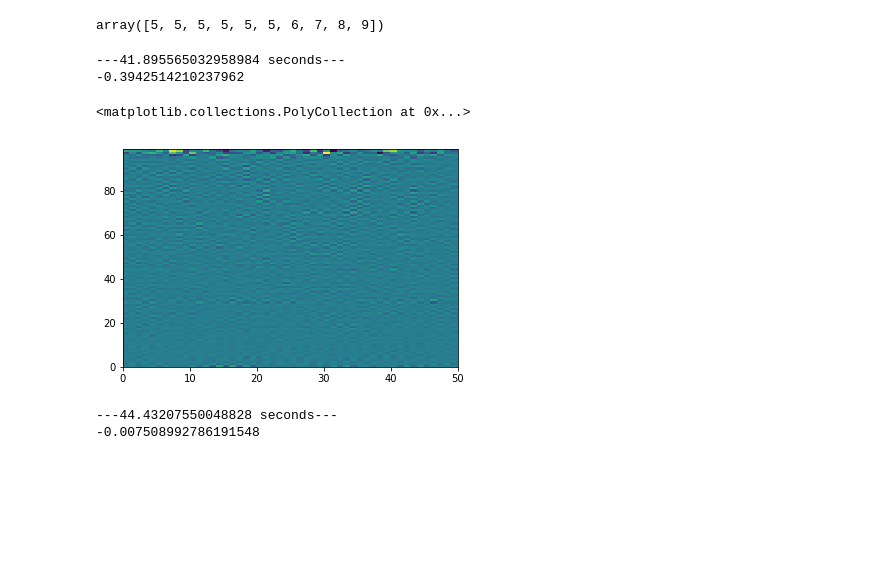
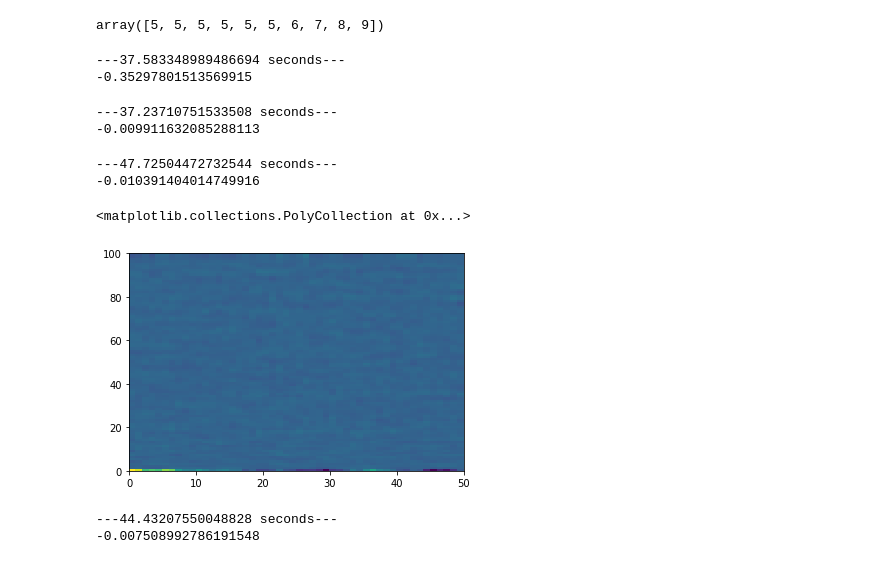
Before and after one commit to akumar01/dmr_analysis, a Jupyter notebook: linear/NRC.ipynb, the cells around one changed output. Saved outputs shown, nothing was run; the diff lists cells and outputs as text; code cells hidden in the pictures; blank space fills up the shorter version.

Commit message:
modified remove_channels

```diff
--- a/linear/NRC.ipynb
+++ b/linear/NRC.ipynb
@@ -183,18 +183,33 @@ y[0] = 5
 x
 # %% [output]
 array([5, 5, 5, 5, 5, 5, 6, 7, 8, 9])
+# %%
+xtrain1 = process.flatten_spct(process.remove_channels(p.train_stim, 0))
+xtest1 = process.flatten_spct(process.remove_channels(p.test_stim, 0))
+xtrain2 = process.flatten_spct(process.remove_channels(p.train_stim, 1))
+xtest2 = process.flatten_spct(process.remove_channels(p.test_stim, 1))
+xtrain2 = process.flatten_spct(process.remove_channels(p.train_stim, 5))
+xtest2 = process.flatten_spct(process.remove_channels(p.test_stim, 5))
+# %%
+r1 = linear_models.ridge_regression(xtrain1, p.train_resp, xtest1, p.test_resp)
+# %% [output]
+---37.583348989486694 seconds---
+-0.35297801513569915
 # %%
-r2 = linear_models.ridge_regression(process.flatten_spct(process.remove_DC(p.train_stim)), p.train_resp, process.flatten_spct(process.remove_DC(p.test_stim)), p.test_resp)
+r2 = linear_models.ridge_regression(xtrain1, p.train_resp, xtest1, p.test_resp)
 # %% [output]
----41.895565032958984 seconds---
--0.3942514210237962
+---37.23710751533508 seconds---
+-0.009911632085288113
+# %%
+r3 = linear_models.ridge_regression(xtrain1, p.train_resp, xtest1, p.test_resp)
+# %% [output]
+---47.72504472732544 seconds---
+-0.010391404014749916
 # %%
-weights2 = np.reshape(r2.coef_, (99, 50))
+plt.pcolor(np.reshape(r3.coef_, (100, 50)))
+# %% [output]
+<matplotlib.collections.PolyCollection at 0x...>
+[figure, added]
-# %%
-plt.pcolor(weights2)
-# %% [output]
-<matplotlib.collections.PolyCollection at 0x...>
-[figure, removed]
 # %%
 r3 = linear_models.ridge_regression(process.compress_spct(process.remove_DC(p.train_stim)), p.train_resp, process.compress_spct(process.remove_DC(p.test_stim)), p.test_resp)
 # %% [output]
```
Also changed, not shown: 2 other files.
